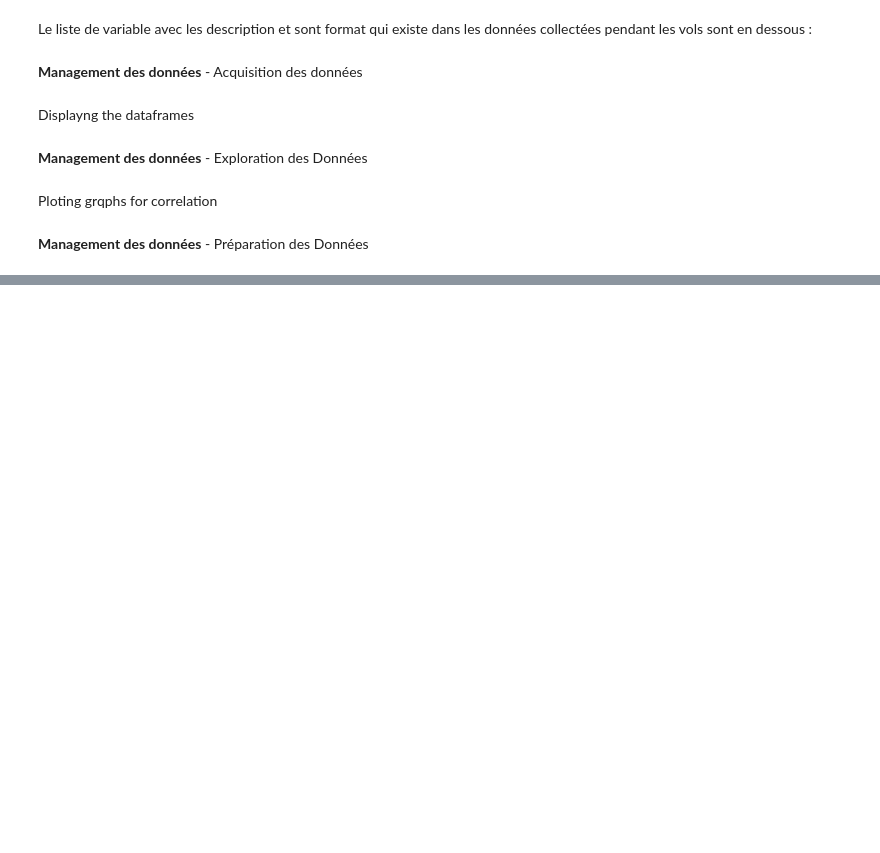
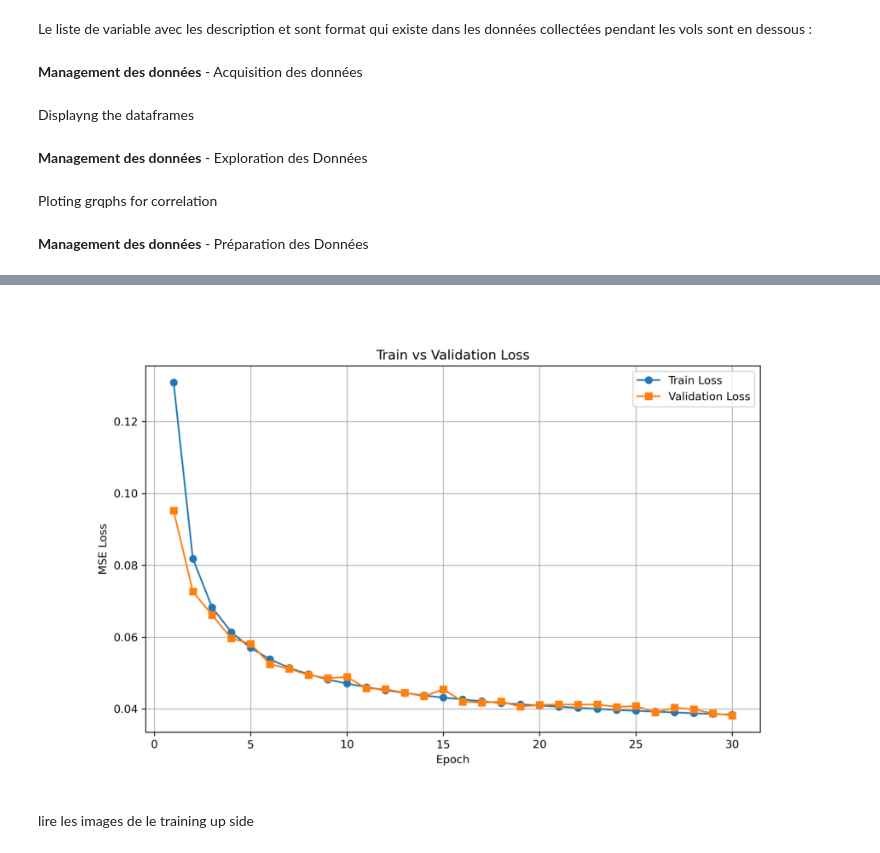
Before and after one commit to BrunoRichard98/Mini_Challenge_Capteur_Virtuel_AirLoadBench, a Jupyter notebook: Mini_Challenge_Bruno_Samuel.ipynb, the cells around one changed output, grey strips where cells are left out. Cells and saved outputs as stored; diff of their text form; code cells hidden in the pictures; blank space fills up the shorter version.

```diff
--- a/Mini_Challenge_Bruno_Samuel.ipynb
+++ b/Mini_Challenge_Bruno_Samuel.ipynb
@@ -450 +427,12 @@ Epoch 012 | Train loss: 0.038736 | Val loss: 0.040167
+# %%
+img = mpimg.imread("Train_vs_Validation_Loss.png")
+
+plt.figure(figsize=(12, 10))
+plt.imshow(img)
+plt.axis("off")
+plt.show()
+# %% [output]
+[figure, added]
+# %% [markdown]
+lire les images de le training up side
 # %%
```
Also changed, not shown: parts of 63 cells of this notebook.
